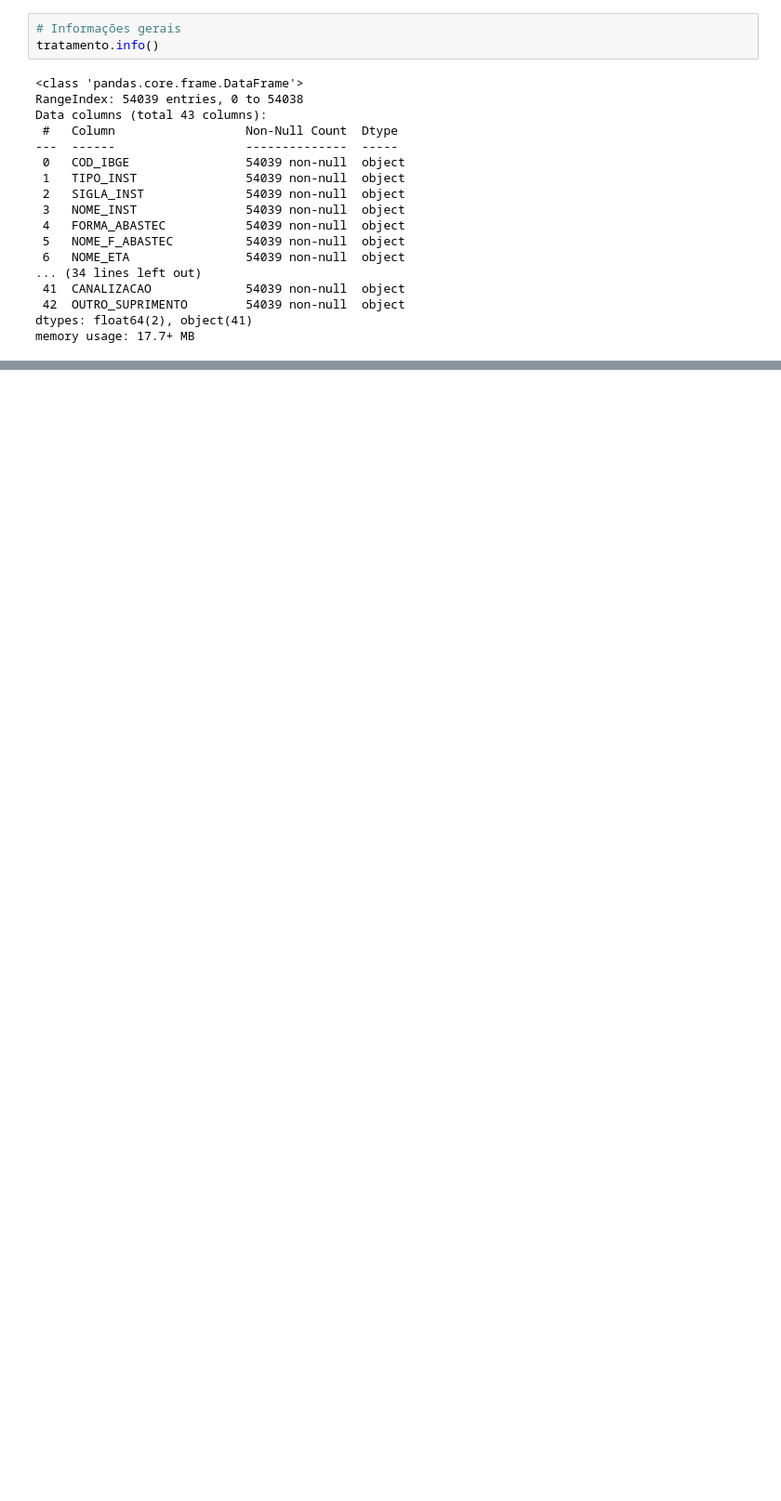
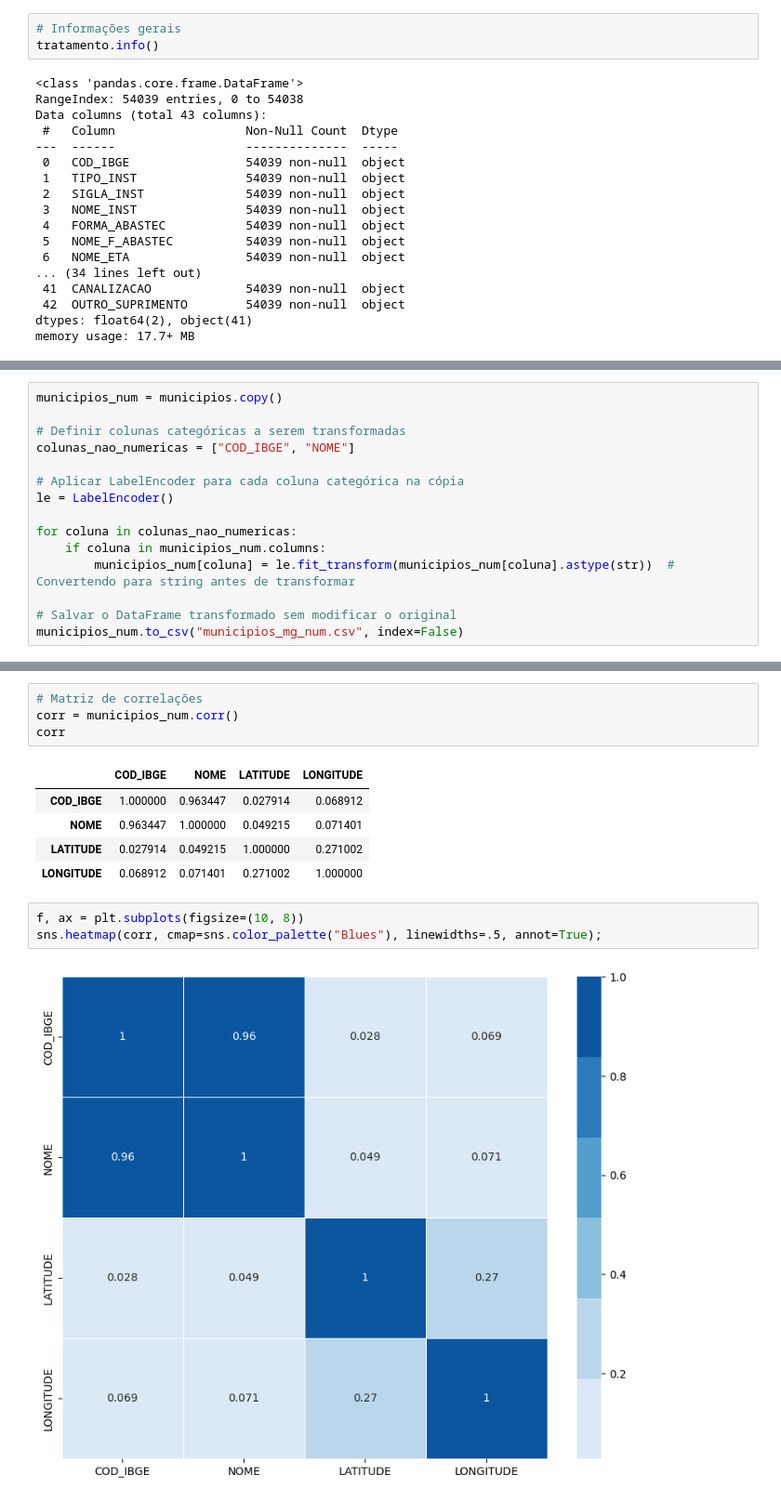
Before and after one commit to gabubits/TPTecDS, a Jupyter notebook: TPCheck2.ipynb, the cells around one changed output, grey strips where cells are left out. Shown at 93% size. Drawn from its saved outputs; the diff is of its cells as text; blank space fills up the shorter version.

```diff
--- a/TPCheck2.ipynb
+++ b/TPCheck2.ipynb
@@ -87,0 +116,15 @@ memory usage: 17.7+ MB
+# %%
+municipios_num = municipios.copy()
+
+# Definir colunas categóricas a serem transformadas
+colunas_nao_numericas = ["COD_IBGE", "NOME"]
+
+# Aplicar LabelEncoder para cada coluna categórica na cópia
+le = LabelEncoder()
+
+for coluna in colunas_nao_numericas:
+    if coluna in municipios_num.columns:
+        municipios_num[coluna] = le.fit_transform(municipios_num[coluna].astype(str))  # Convertendo para string antes de transformar
+
+# Salvar o DataFrame transformado sem modificar o original
+municipios_num.to_csv("municipios_mg_num.csv", index=False)
@@ -87,0 +187,15 @@ memory usage: 17.7+ MB
+# %%
+# Matriz de correlações
+corr = municipios_num.corr()
+corr
+# %% [output]
+|  | COD_IBGE | NOME | LATITUDE | LONGITUDE |
+| COD_IBGE | 1.000000 | 0.963447 | 0.027914 | 0.068912 |
+| NOME | 0.963447 | 1.000000 | 0.049215 | 0.071401 |
+| LATITUDE | 0.027914 | 0.049215 | 1.000000 | 0.271002 |
+| LONGITUDE | 0.068912 | 0.071401 | 0.271002 | 1.000000 |
+# %%
+f, ax = plt.subplots(figsize=(10, 8))
+sns.heatmap(corr, cmap=sns.color_palette("Blues"), linewidths=.5, annot=True);
+# %% [output]
+[figure, added]
```
Also changed, not shown: parts of 32 cells of this notebook, 2 other files.
